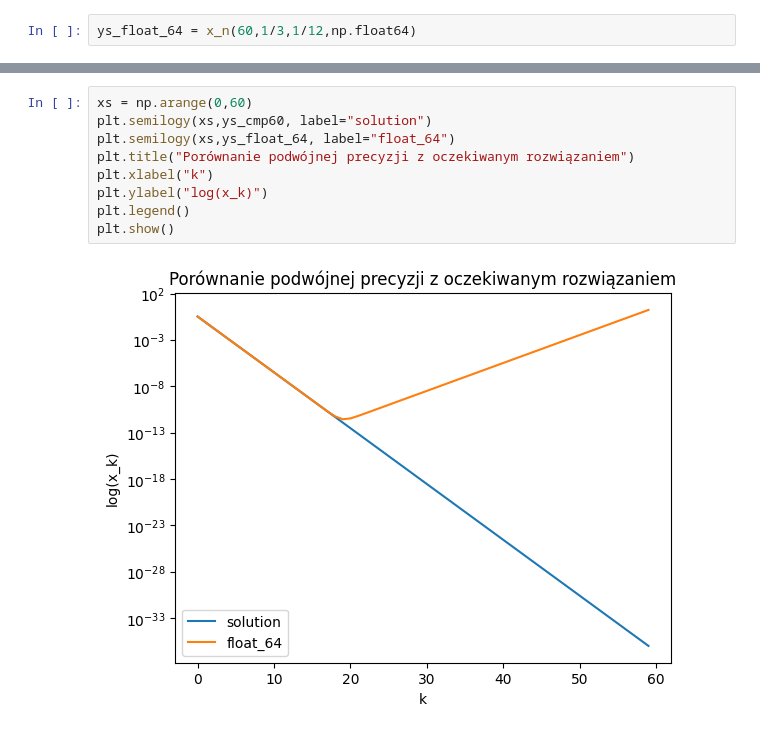
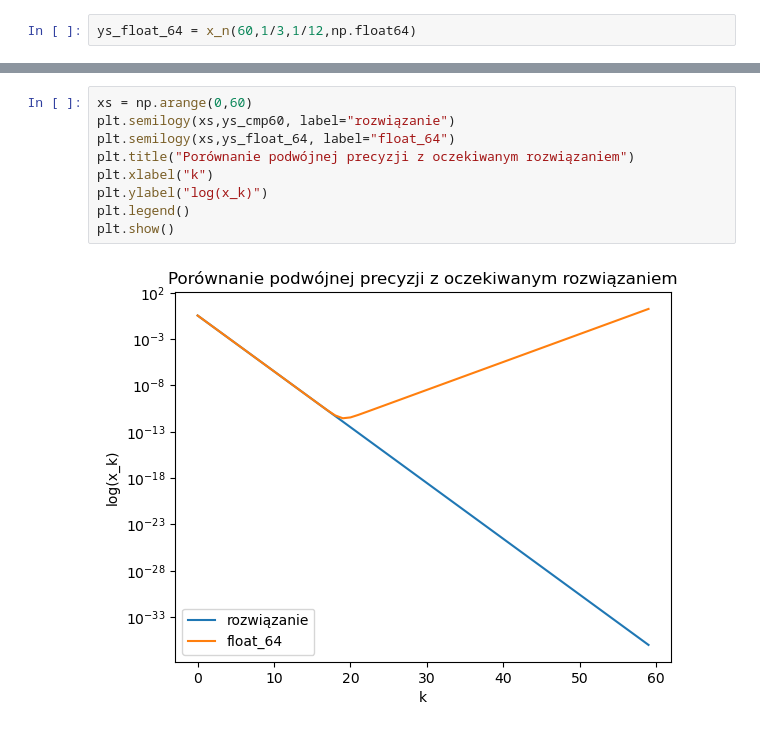
Before and after one commit to domino644/mownit, a Jupyter notebook: lab1/zad2.ipynb, the cells around one changed output, grey strips where cells are left out. Drawn from its saved outputs; the diff is of its cells as text.

```diff
--- a/lab1/zad2.ipynb
+++ b/lab1/zad2.ipynb
@@ -39,13 +41,13 @@ plt.show()
 # %%
 xs = np.arange(0,60)
-plt.semilogy(xs,ys_cmp60, label="solution")
+plt.semilogy(xs,ys_cmp60, label="rozwiązanie")
 plt.semilogy(xs,ys_float_64, label="float_64")
 plt.title("Porównanie podwójnej precyzji z oczekiwanym rozwiązaniem")
 plt.xlabel("k")
 plt.ylabel("log(x_k)")
 plt.legend()
 plt.show()
 # %% [output]
-[figure, old version]
+[figure, new version]
 # %%
 xs = np.arange(0,225)
```
Also changed, not shown: parts of 9 cells of this notebook.
